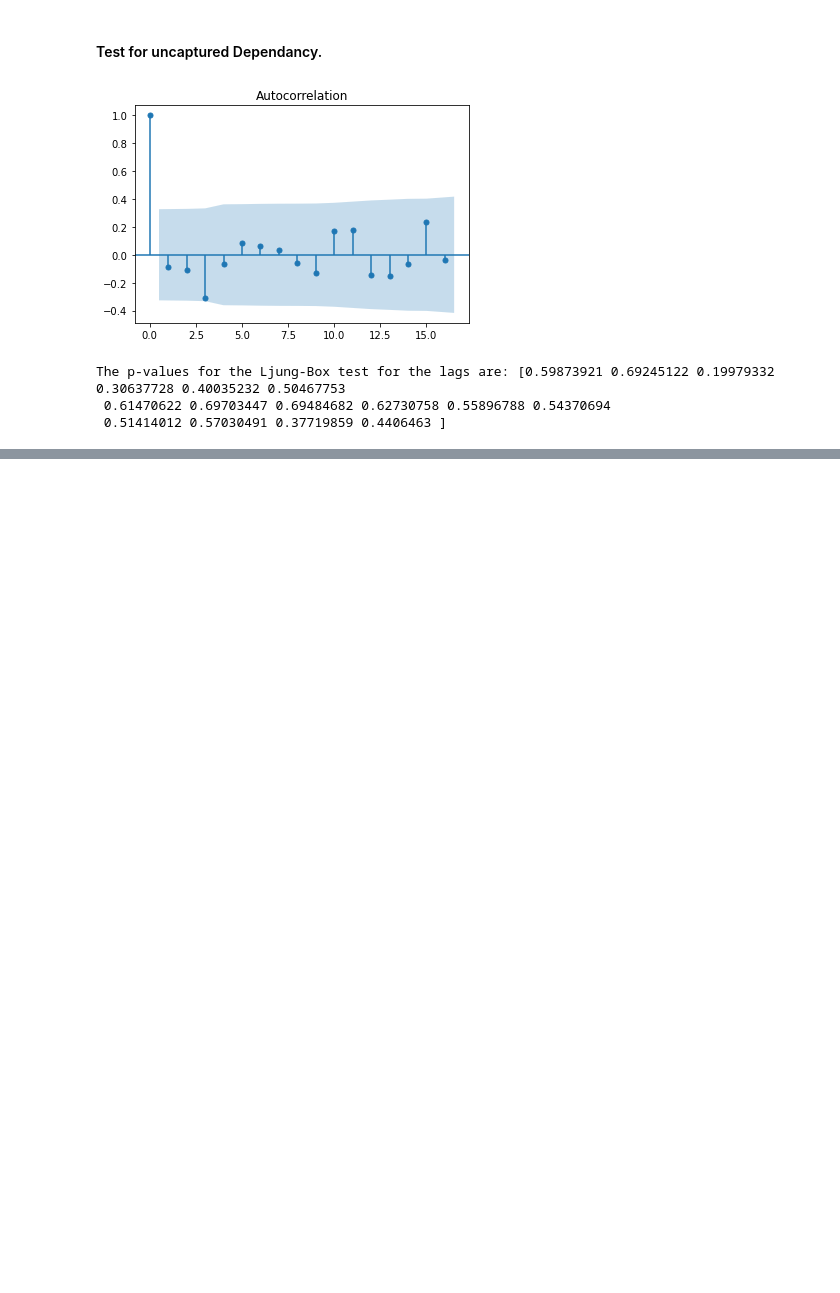
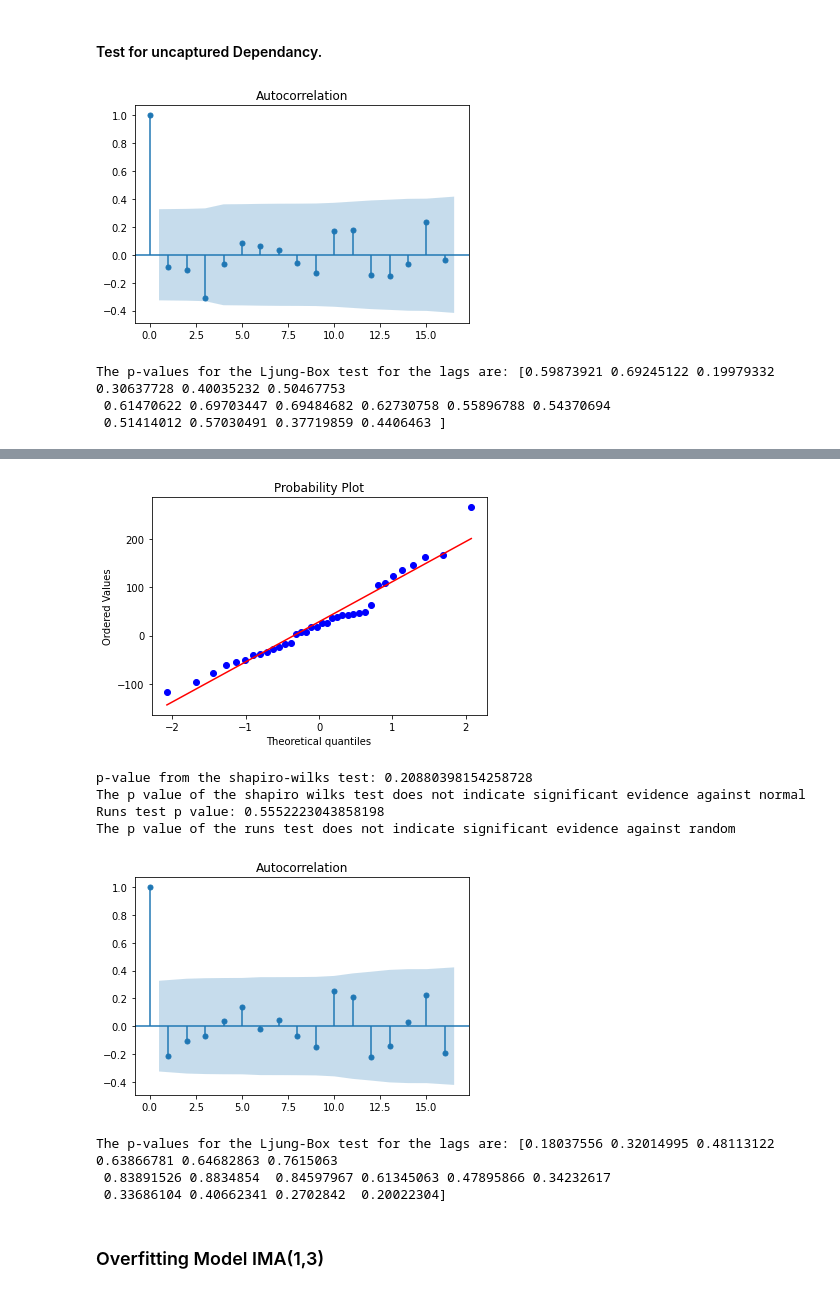
Before and after one commit to josh-grou/Final-Project, a Jupyter notebook: Final_Project.ipynb, the cells around one changed output, grey strips where cells are left out. Saved outputs shown, nothing was run; the diff lists cells and outputs as text; code cells hidden in the pictures; blank space fills up the shorter version.

```diff
--- a/Final_Project.ipynb
+++ b/Final_Project.ipynb
@@ -257,3 +257,32 @@ print("The p-values for the Ljung-Box test for the lags are: " + str(lb_res[1]))
 The p-values for the Ljung-Box test for the lags are: [0.59873921 0.69245122 0.19979332 0.30637728 0.40035232 0.50467753
  0.61470622 0.69703447 0.69484682 0.62730758 0.55896788 0.54370694
  0.51414012 0.57030491 0.37719859 0.4406463 ]
+# %%
+def evaluate_residuals(residuals):
+    #check the QQ plot
+    stats.probplot(residuals, dist="norm", plot=plt)
+    plt.show()
+    #run shapiro-wilks test
+    shap = shapiro(residuals)
+    print("p-value from the shapiro-wilks test: " + str(shap[1]))
+    if shap[1] < 0.05:
+        print("The p value of the shapiro wilks test indicates significant evidence against normal")
+    else:
+        print("The p value of the shapiro wilks test does not indicate significant evidence against normal")
+    #runs test
+    runs_res = runstest_1samp(residuals)
+
+    print("Runs test p value: " + str(runs_res[1]))
+    if runs_res[1] < 0.05:
+        print("The p value of the runs test indicates significant evidence against random")
+    else:
+        print("The p value of the runs test does not indicate significant evidence against random")
+
+    plot_acf(residuals)
+    plt.show()
+
+    lb_res = LBtest(residuals)
+
+    print("The p-values for the Ljung-Box test for the lags are: " + str(lb_res[1]))
+
+    return
@@ -259,0 +326,14 @@ The p-values for the Ljung-Box test for the lags are: [0.59873921 0.69245122 0.1
+# %%
+evaluate_residuals(resid_arima)
+# %% [output]
+[figure, added]
+p-value from the shapiro-wilks test: 0.20880398154258728
+The p value of the shapiro wilks test does not indicate significant evidence against normal
+Runs test p value: 0.5552223043858198
+The p value of the runs test does not indicate significant evidence against random
+[figure, added]
+The p-values for the Ljung-Box test for the lags are: [0.18037556 0.32014995 0.48113122 0.63866781 0.64682863 0.7615063
+ 0.83891526 0.8834854  0.84597967 0.61345063 0.47895866 0.34232617
+ 0.33686104 0.40662341 0.2702842  0.20022304]
+# %% [markdown]
+### Overfitting Model IMA(1,3)
```
Also changed, not shown: parts of 15 cells of this notebook.
